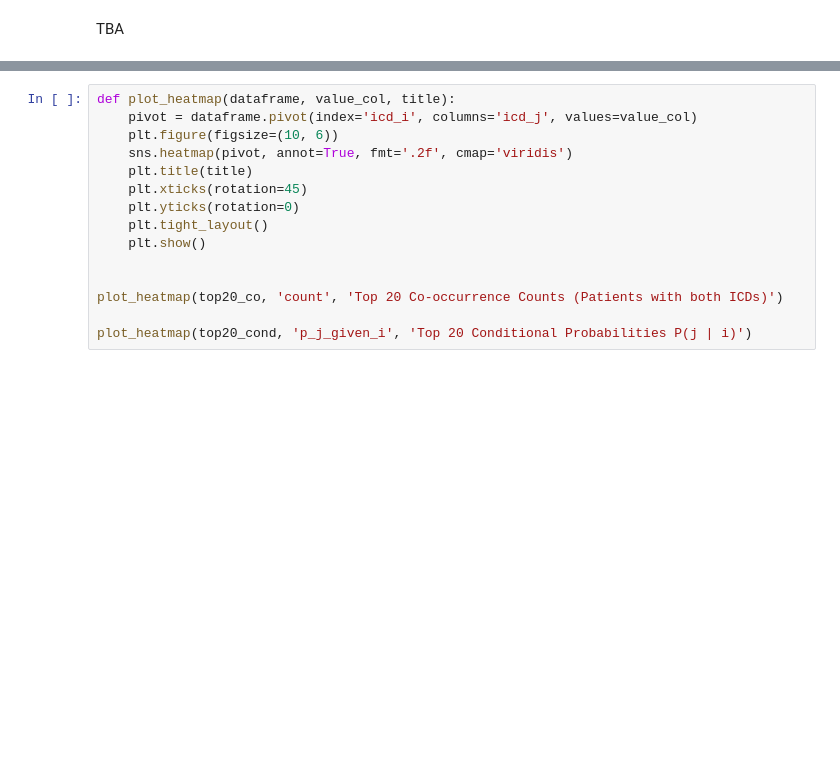
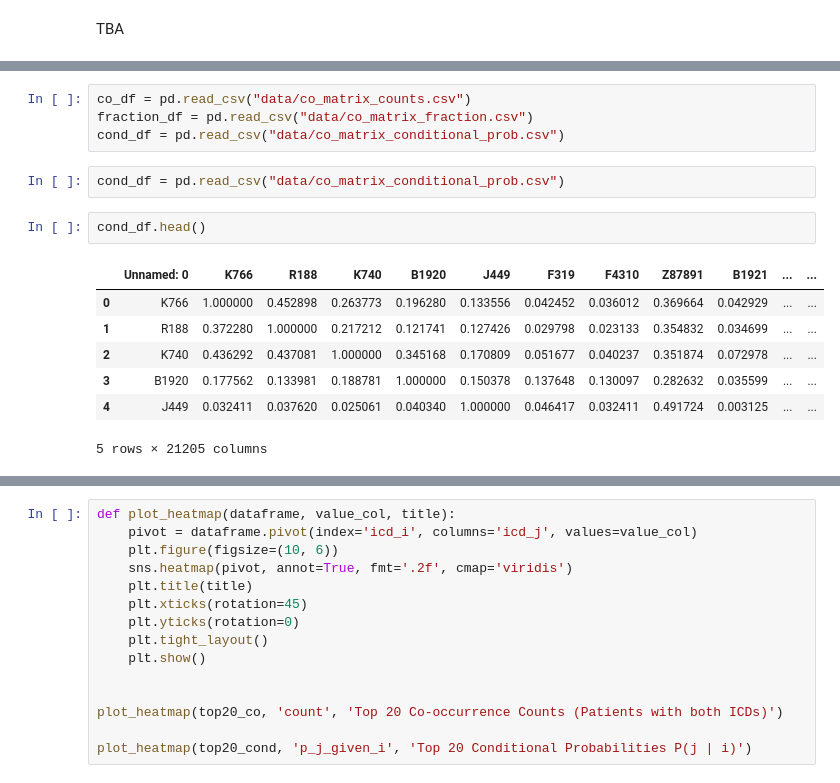
Before and after one commit to dwemer8/Revealing-interconnections-between-diseases, a Jupyter notebook: statistic/statistic.ipynb, the cells around one changed output, grey strips where cells are left out. Drawn from its saved outputs; the diff is of its cells as text; blank space fills up the shorter version.

```diff
--- a/statistic/statistic.ipynb
+++ b/statistic/statistic.ipynb
@@ -253,0 +247,16 @@ top20_cond.to_csv("data/top20_cond.csv")
+# %%
+co_df = pd.read_csv("data/co_matrix_counts.csv")
+fraction_df = pd.read_csv("data/co_matrix_fraction.csv")
+cond_df = pd.read_csv("data/co_matrix_conditional_prob.csv")
+# %%
+cond_df = pd.read_csv("data/co_matrix_conditional_prob.csv")
+# %%
+cond_df.head()
+# %% [output]
+|  | Unnamed: 0 | K766 | R188 | K740 | B1920 | J449 | F319 | F4310 | Z87891 | B1921 | ... | ... |
+| 0 | K766 | 1.000000 | 0.452898 | 0.263773 | 0.196280 | 0.133556 | 0.042452 | 0.036012 | 0.369664 | 0.042929 | ... | ... |
+| 1 | R188 | 0.372280 | 1.000000 | 0.217212 | 0.121741 | 0.127426 | 0.029798 | 0.023133 | 0.354832 | 0.034699 | ... | ... |
+| 2 | K740 | 0.436292 | 0.437081 | 1.000000 | 0.345168 | 0.170809 | 0.051677 | 0.040237 | 0.351874 | 0.072978 | ... | ... |
+| 3 | B1920 | 0.177562 | 0.133981 | 0.188781 | 1.000000 | 0.150378 | 0.137648 | 0.130097 | 0.282632 | 0.035599 | ... | ... |
+| 4 | J449 | 0.032411 | 0.037620 | 0.025061 | 0.040340 | 1.000000 | 0.046417 | 0.032411 | 0.491724 | 0.003125 | ... | ... |
+5 rows × 21205 columns
```
Also changed, not shown: parts of 14 cells of this notebook, 1 other file.
